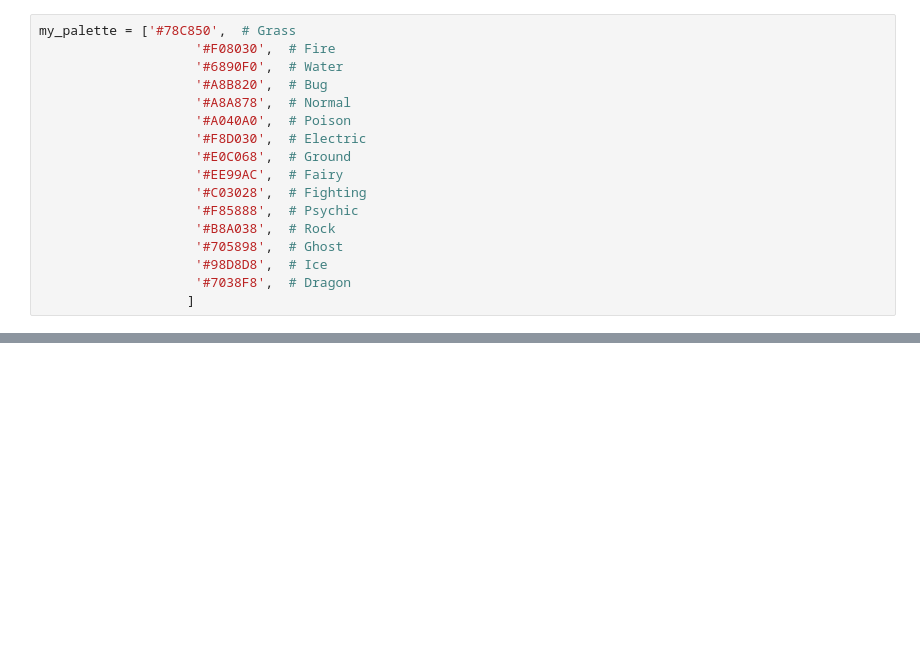
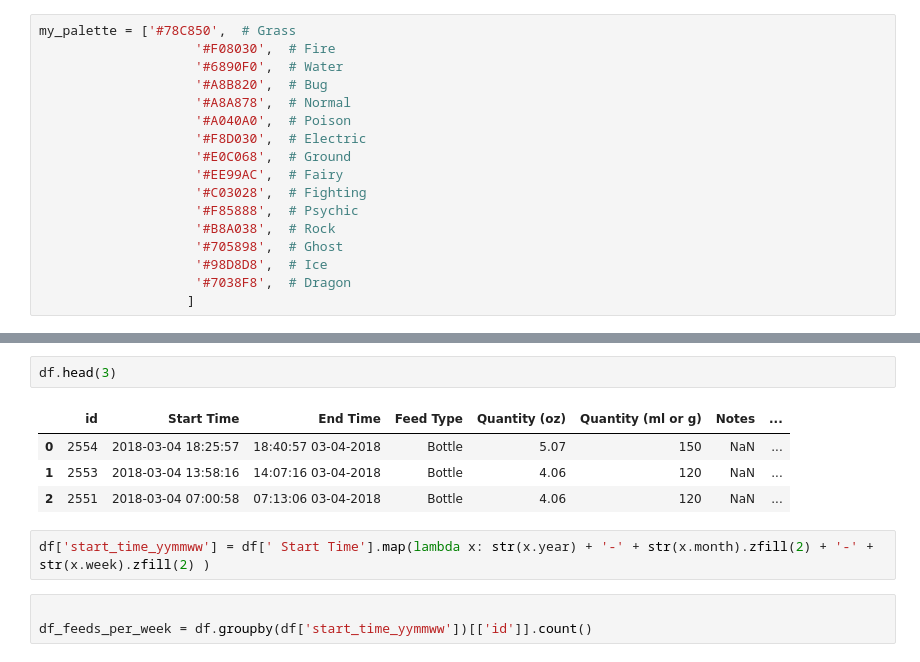
Before and after one commit to GuerrillaAnalytics/prj001-baby, a Jupyter notebook: analytics/001_eda_feeds/001_eda_feeds.ipynb, the cells around one changed output, grey strips where cells are left out. Cells and saved outputs as stored; diff of their text form; blank space fills up the shorter version.

```diff
--- a/analytics/001_eda_feeds/001_eda_feeds.ipynb
+++ b/analytics/001_eda_feeds/001_eda_feeds.ipynb
@@ -192,0 +226,12 @@ KeyboardInterrupt:
+# %%
+df.head(3)
+# %% [output]
+|  | id | Start Time | End Time | Feed Type | Quantity (oz) | Quantity (ml or g) | Notes | ... |
+| 0 | 2554 | 2018-03-04 18:25:57 | 18:40:57 03-04-2018 | Bottle | 5.07 | 150 | NaN | ... |
+| 1 | 2553 | 2018-03-04 13:58:16 | 14:07:16 03-04-2018 | Bottle | 4.06 | 120 | NaN | ... |
+| 2 | 2551 | 2018-03-04 07:00:58 | 07:13:06 03-04-2018 | Bottle | 4.06 | 120 | NaN | ... |
+# %%
+df['start_time_yymmww'] = df[' Start Time'].map(lambda x: str(x.year) + '-' + str(x.month).zfill(2) + '-' + str(x.week).zfill(2) )
+# %%
+
+df_feeds_per_week = df.groupby(df['start_time_yymmww'])[['id']].count()
```
Also changed, not shown: parts of 6 cells of this notebook.
